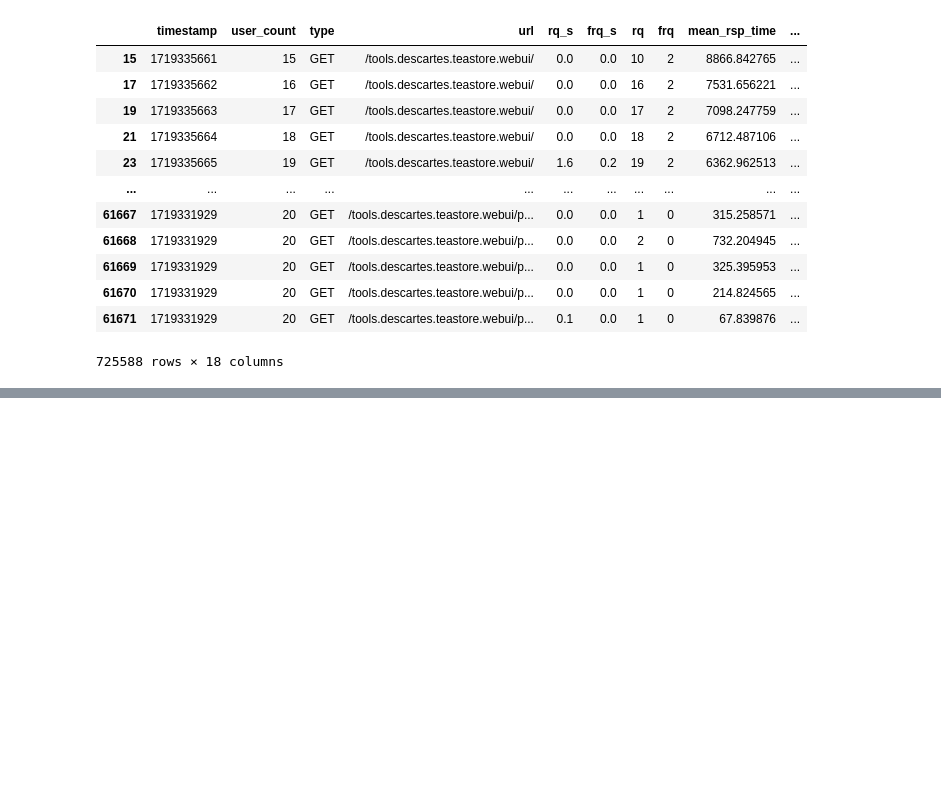
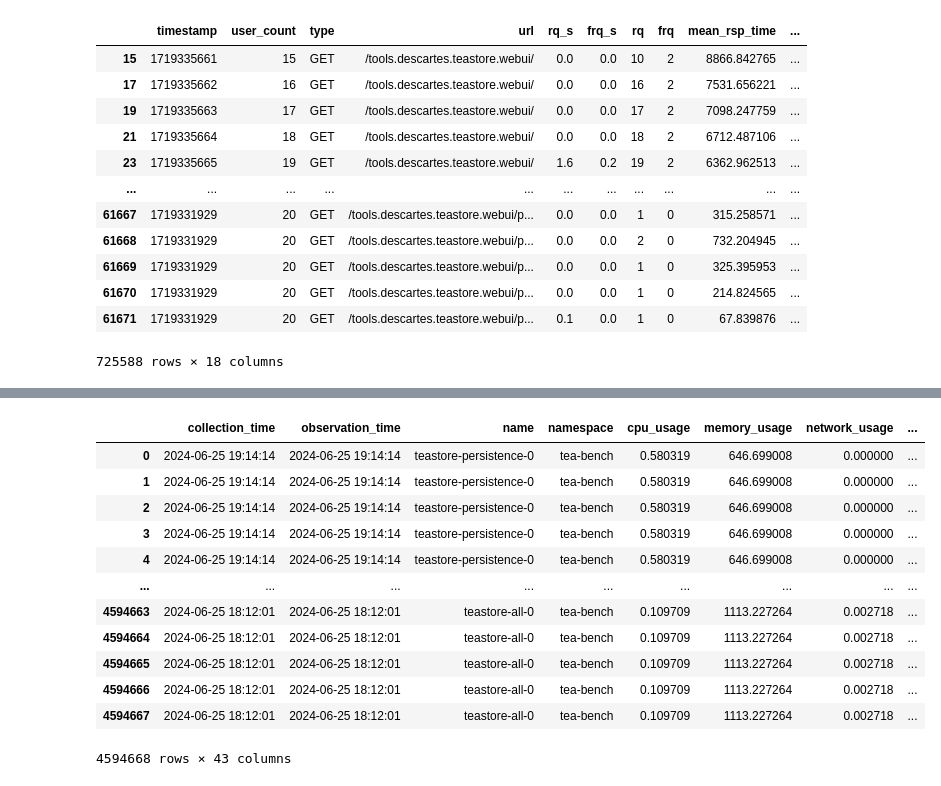
Before and after one commit to clue2-sose25/Clue2, a Jupyter notebook: eval6000.ipynb, the cells around one changed output, grey strips where cells are left out. Saved outputs shown, nothing was run; the diff lists cells and outputs as text; code cells hidden in the pictures; blank space fills up the shorter version.

```diff
--- a/eval6000.ipynb
+++ b/eval6000.ipynb
@@ -278,0 +302,22 @@ AttributeError: Line2D.set() got an unexpected keyword argument 'share_x'
+# %%
+merged = pd.merge(
+    left=exr.pods,
+    right=exr.stats_history,
+     on="run_seconds"
+    )
+
+merged
+# %% [output]
+|  | collection_time | observation_time | name | namespace | cpu_usage | memory_usage | network_usage | ... |
+| 0 | 2024-06-25 19:14:14 | 2024-06-25 19:14:14 | teastore-persistence-0 | tea-bench | 0.580319 | 646.699008 | 0.000000 | ... |
+| 1 | 2024-06-25 19:14:14 | 2024-06-25 19:14:14 | teastore-persistence-0 | tea-bench | 0.580319 | 646.699008 | 0.000000 | ... |
+| 2 | 2024-06-25 19:14:14 | 2024-06-25 19:14:14 | teastore-persistence-0 | tea-bench | 0.580319 | 646.699008 | 0.000000 | ... |
+| 3 | 2024-06-25 19:14:14 | 2024-06-25 19:14:14 | teastore-persistence-0 | tea-bench | 0.580319 | 646.699008 | 0.000000 | ... |
+| 4 | 2024-06-25 19:14:14 | 2024-06-25 19:14:14 | teastore-persistence-0 | tea-bench | 0.580319 | 646.699008 | 0.000000 | ... |
+| ... | ... | ... | ... | ... | ... | ... | ... | ... |
+| 4594663 | 2024-06-25 18:12:01 | 2024-06-25 18:12:01 | teastore-all-0 | tea-bench | 0.109709 | 1113.227264 | 0.002718 | ... |
+| 4594664 | 2024-06-25 18:12:01 | 2024-06-25 18:12:01 | teastore-all-0 | tea-bench | 0.109709 | 1113.227264 | 0.002718 | ... |
+| 4594665 | 2024-06-25 18:12:01 | 2024-06-25 18:12:01 | teastore-all-0 | tea-bench | 0.109709 | 1113.227264 | 0.002718 | ... |
+| 4594666 | 2024-06-25 18:12:01 | 2024-06-25 18:12:01 | teastore-all-0 | tea-bench | 0.109709 | 1113.227264 | 0.002718 | ... |
+| 4594667 | 2024-06-25 18:12:01 | 2024-06-25 18:12:01 | teastore-all-0 | tea-bench | 0.109709 | 1113.227264 | 0.002718 | ... |
+4594668 rows × 43 columns
```
Also changed, not shown: parts of 6 cells of this notebook.
